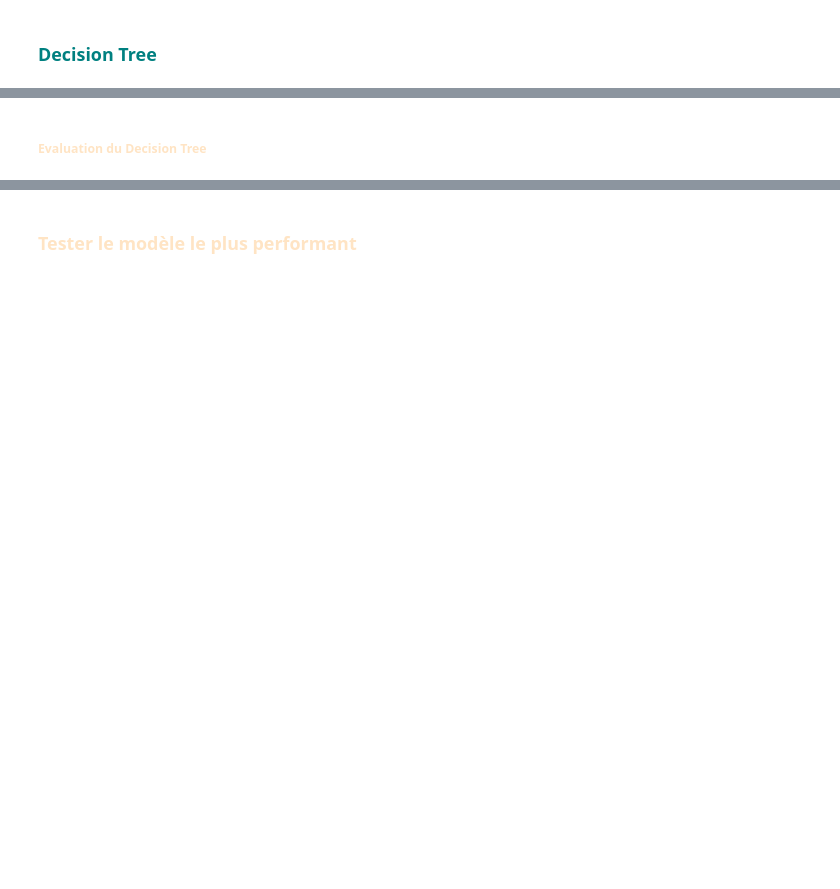
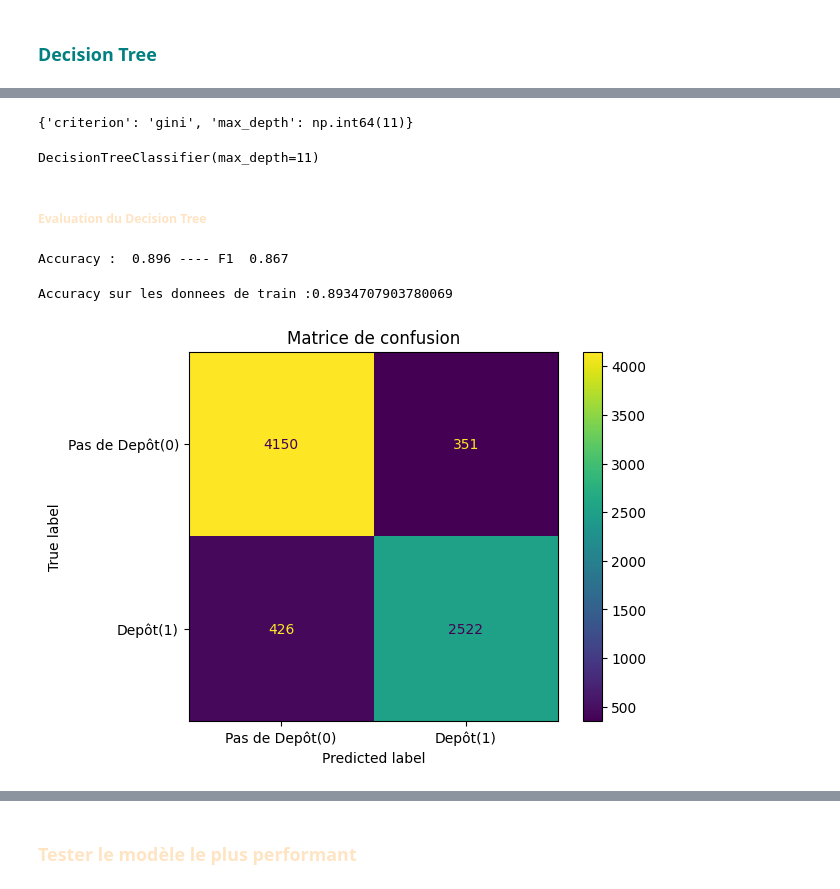
Before and after one commit to karaguaIA/Supervised-Learning-, a Jupyter notebook: Classification/Clas_Log_Reg_SVM_Decision_Tree_uncomplet.ipynb, the cells around one changed output, grey strips where cells are left out. Cells and saved outputs as stored; diff of their text form; code cells hidden in the pictures; blank space fills up the shorter version.

```diff
--- a/Classification/Clas_Log_Reg_SVM_Decision_Tree_uncomplet.ipynb
+++ b/Classification/Clas_Log_Reg_SVM_Decision_Tree_uncomplet.ipynb
@@ -365,10 +403,24 @@ grid__.fit(x_train, y_train)
 # %%
 # afficher les paramètres optimaux
+grid__.best_params_
+# %% [output]
+{'criterion': 'gini', 'max_depth': np.int64(11)}
 # %%
 # Entrainer le modèle en utilisant les paramètres optimaux
+dt_model = DecisionTreeClassifier(criterion = 'gini', max_depth = 11)
+dt_model.fit(x_train, y_train)
+# %% [output]
+DecisionTreeClassifier(max_depth=11)
 # %% [markdown]
 ##### <font color ='bisque'>Evaluation du Decision Tree<font>
 # %%
 # Accuracy et F1 score du modèle sur les données de validation
+acc_dt, f1_dt = evaluation(dt_model)
+print(f'Accuracy : {acc_dt: .3f} ---- F1 {f1_dt: .3f}')
+# %% [output]
+Accuracy :  0.896 ---- F1  0.867
 # %%
 # Accuracy sur les données train
+evaluation_train(dt_model)
+# %% [output]
+Accuracy sur les donnees de train :0.8934707903780069
@@ -386,0 +427,5 @@ plt.show() # Afficher la figure
+# %%
+# pour la matrice de confususion
+CM_funct(dt_model)
+# %% [output]
+[figure, added]
```
Also changed, not shown: parts of 19 cells of this notebook.
